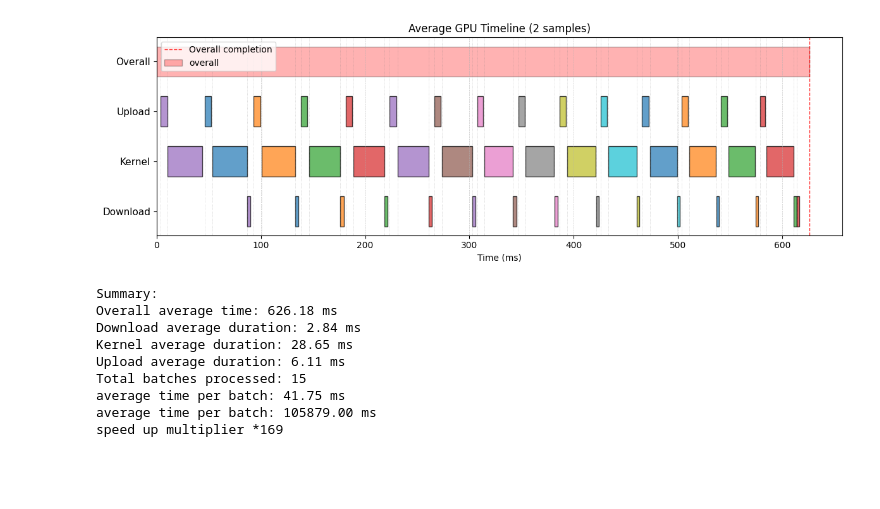
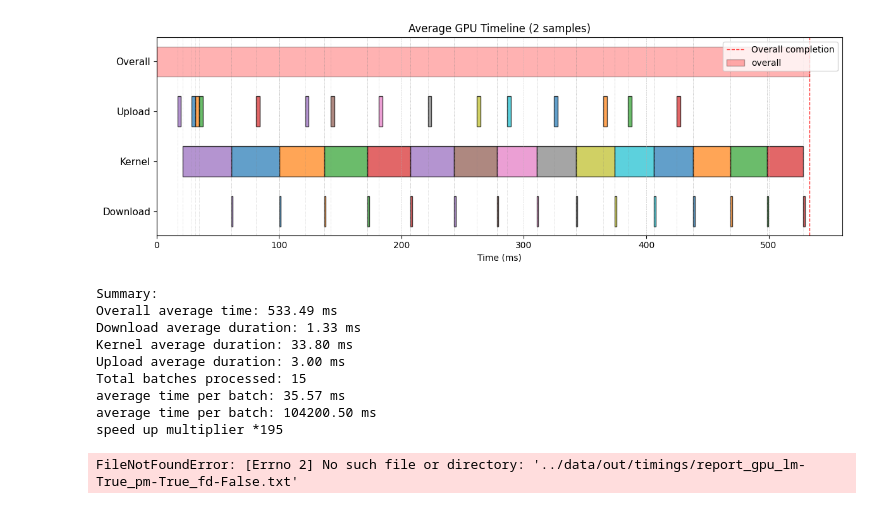
Before and after one commit to HosseinOutward/VUB-ACS-25_GPU, a Jupyter notebook: analysis/analysis_timeline.ipynb, the cells around one changed output. Cells and saved outputs as stored; diff of their text form; code cells hidden in the pictures; blank space fills up the shorter version.

Commit message:
fixed reporting functions and analysis code

```diff
--- a/analysis/analysis_timeline.ipynb
+++ b/analysis/analysis_timeline.ipynb
@@ -5,7 +5,7 @@ import matplotlib.pyplot as plt
 from typing import Dict, List, Tuple
 import warnings
 
-data_path = "../data/out/cpu_only.txt"
+data_path = "../data/out/timings/report_cpu.txt"
 with open(data_path, "r") as f:
     data = f.read()
 cpu_data = eval(data)
@@ -192,3 +192,6 @@ def f(data_path):
 
     print(f"average time per batch: {np.median(data['cpu_overall_time']):.2f} ms")
     print(f"speed up multiplier *{np.mean(data['cpu_overall_time'])/np.mean(data['overall_time']):.0f}")
+# %%
+data_path = f"../data/out/timings/gpu_old.txt"
+f(data_path)
@@ -195,14 +209,18 @@ def f(data_path):
 # %%
-data_path = "../data/out/no_opt.txt"
-f(data_path)
+for a in [True, False, ]:
+    for b in [True, False, ]:
+        for c in [True, False, ]:
+            data_path = f"../data/out/timings/report_gpu_lm-{a}_pm-{b}_fd-{c}.txt"
+            f(data_path)
 # %% [output]
-[figure, old version]
+[figure, new version]
 Summary:
-Overall average time: 626.18 ms
-Download average duration: 2.84 ms
-Kernel average duration: 28.65 ms
-Upload average duration: 6.11 ms
+Overall average time: 533.49 ms
+Download average duration: 1.33 ms
+Kernel average duration: 33.80 ms
+Upload average duration: 3.00 ms
 Total batches processed: 15
-average time per batch: 41.75 ms
-average time per batch: 105879.00 ms
-speed up multiplier *169
+average time per batch: 35.57 ms
+average time per batch: 104200.50 ms
+speed up multiplier *195
+FileNotFoundError: [Errno 2] No such file or directory: '../data/out/timings/report_gpu_lm-True_pm-True_fd-False.txt'
```
Also changed, not shown: parts of 4 cells of this notebook, 7 other files.
